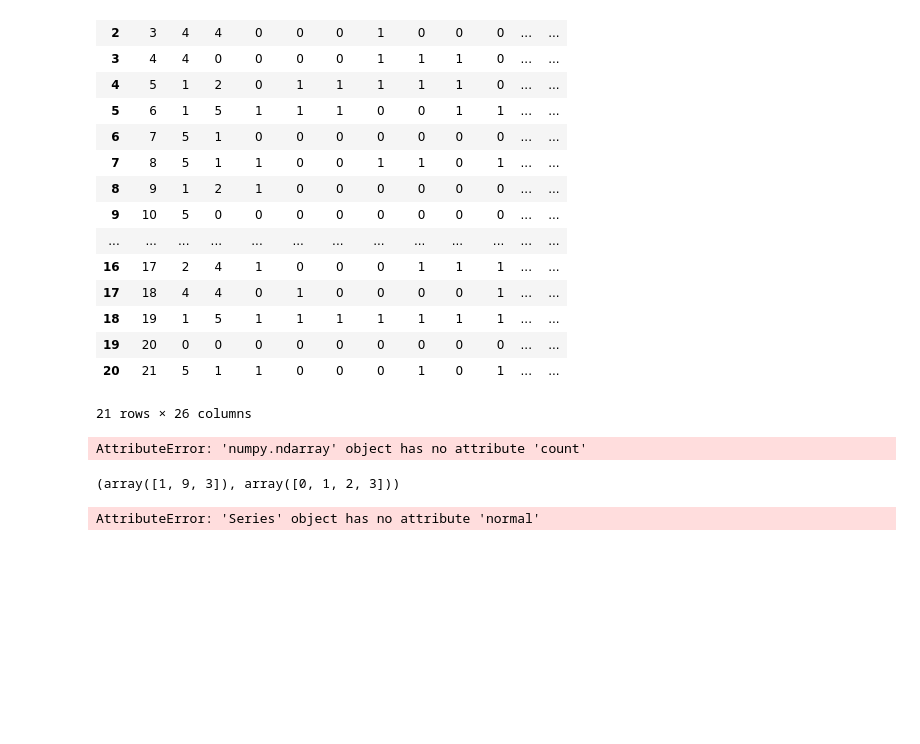
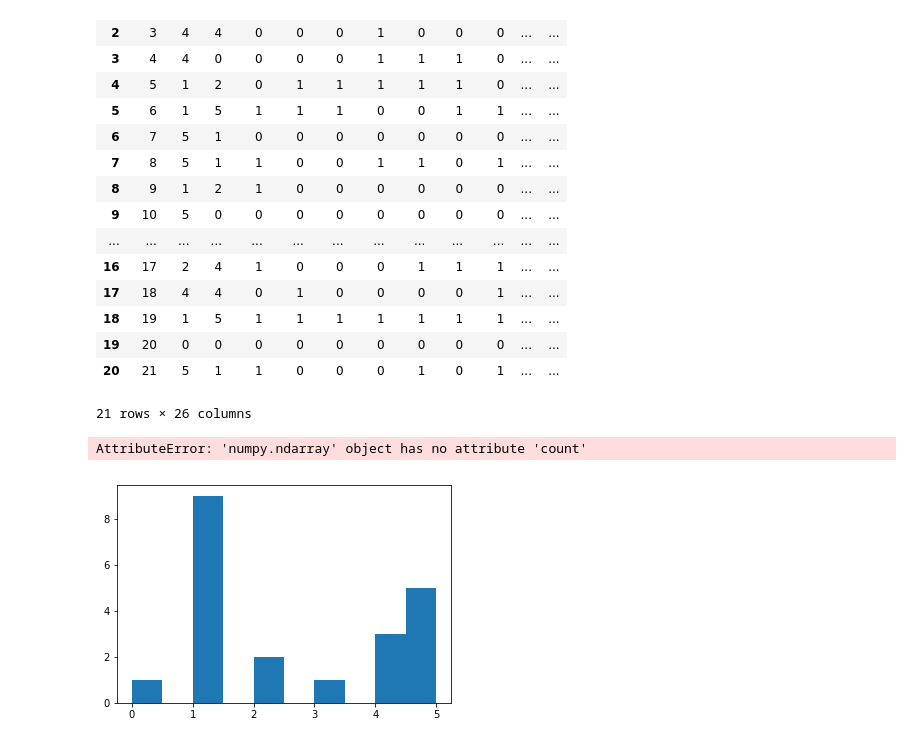
Before and after one commit to benybkim/OAWorkshop, a Jupyter notebook: Innovation_workshop.ipynb, the cells around one changed output. Cells and saved outputs as stored; diff of their text form; code cells hidden in the pictures; blank space fills up the shorter version.

```diff
--- a/Innovation_workshop.ipynb
+++ b/Innovation_workshop.ipynb
@@ -136,16 +137,12 @@ np.unique(answers_num.iloc[:,1])
 # %% [output]
 AttributeError: 'numpy.ndarray' object has no attribute 'count'
-# %%
-### Trying Historam for Q1 & Q2
-np.histogram(answers_num.iloc[:,1], bins=[0,1,2,3])
-# %% [output]
-(array([1, 9, 3]), array([0, 1, 2, 3]))
 # %%
+### Trying Historam for Q1 & Q2
 q1 = answers_num.iloc[:,1]
-a = np.hstack((q1.normal(size=1000),
-              q1.normal(loc=5, scale=2, size=1000)))
-plt.hist(a, bins='auto')
-plt.title("Q1: How likely will you use in future?")
-plot.show()
+plt.hist(q1)
+plt.title("Q1: How likely will you use in the future?")
+plt.xlabel("Answers")
+plt.ytlabel("Counts")
+plt.show()
 # %% [output]
-AttributeError: 'Series' object has no attribute 'normal'
+[figure, added]
```
Also changed, not shown: parts of 9 cells of this notebook.
